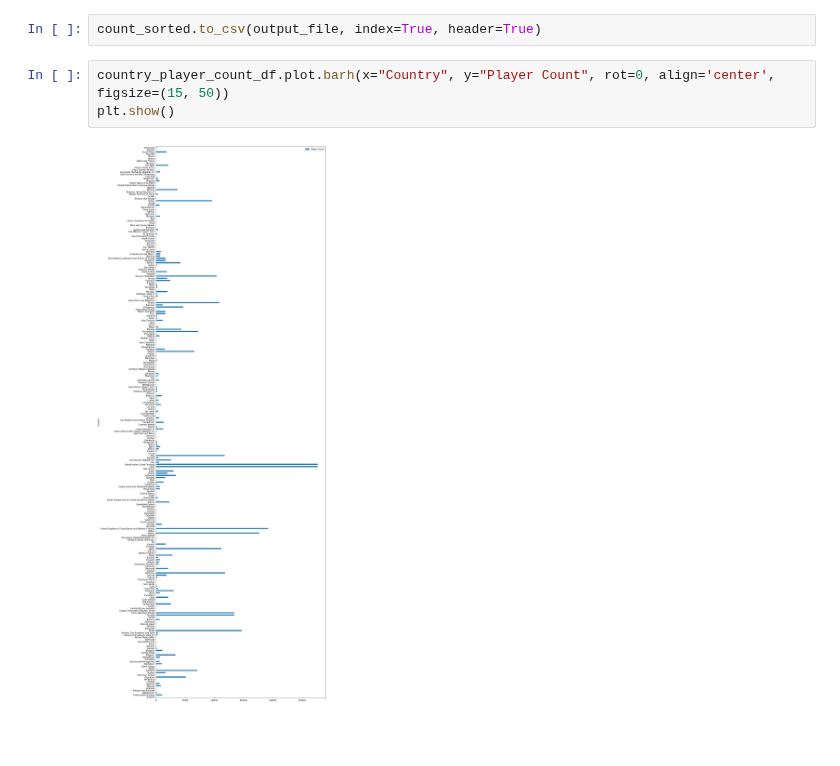
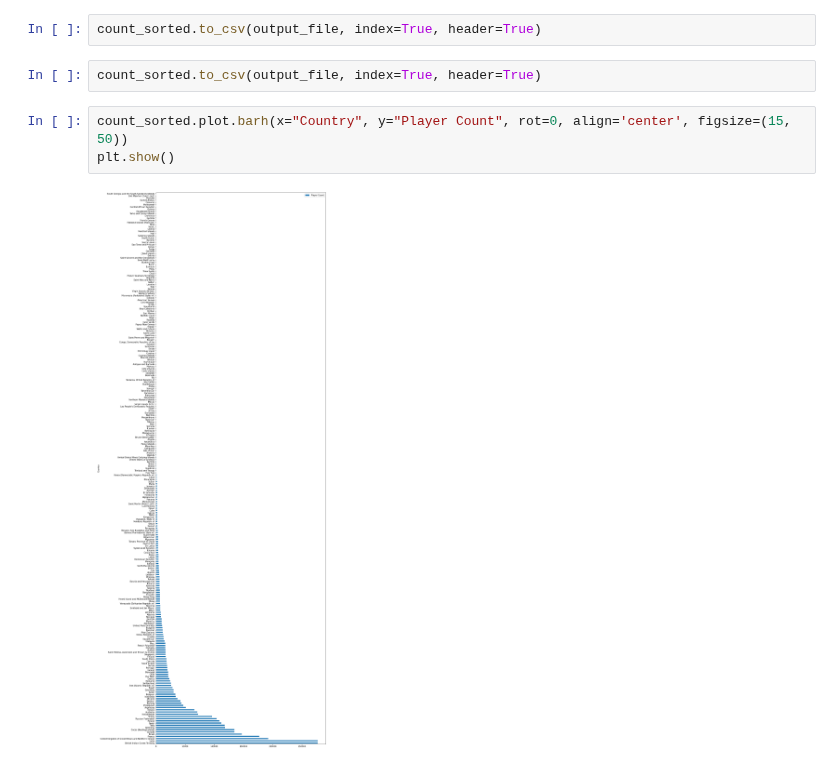
Before and after one commit to melissamonroe/who-plays-chess, a Jupyter notebook: Country_Player_Count.ipynb, the cells around one changed output. Cells and saved outputs as stored; diff of their text form; blank space fills up the shorter version.

```diff
--- a/Country_Player_Count.ipynb
+++ b/Country_Player_Count.ipynb
@@ -59,8 +59,10 @@ count_sorted
 249 rows × 3 columns
 # %%
 count_sorted.to_csv(output_file, index=True, header=True)
+# %%
+count_sorted.to_csv(output_file, index=True, header=True)
 # %%
-country_player_count_df.plot.barh(x="Country", y="Player Count", rot=0, align='center', figsize=(15, 50))
+count_sorted.plot.barh(x="Country", y="Player Count", rot=0, align='center', figsize=(15, 50))
 plt.show()
 # %% [output]
-[figure, old version]
+[figure, new version]
```
Also changed, not shown: 1 other file.
